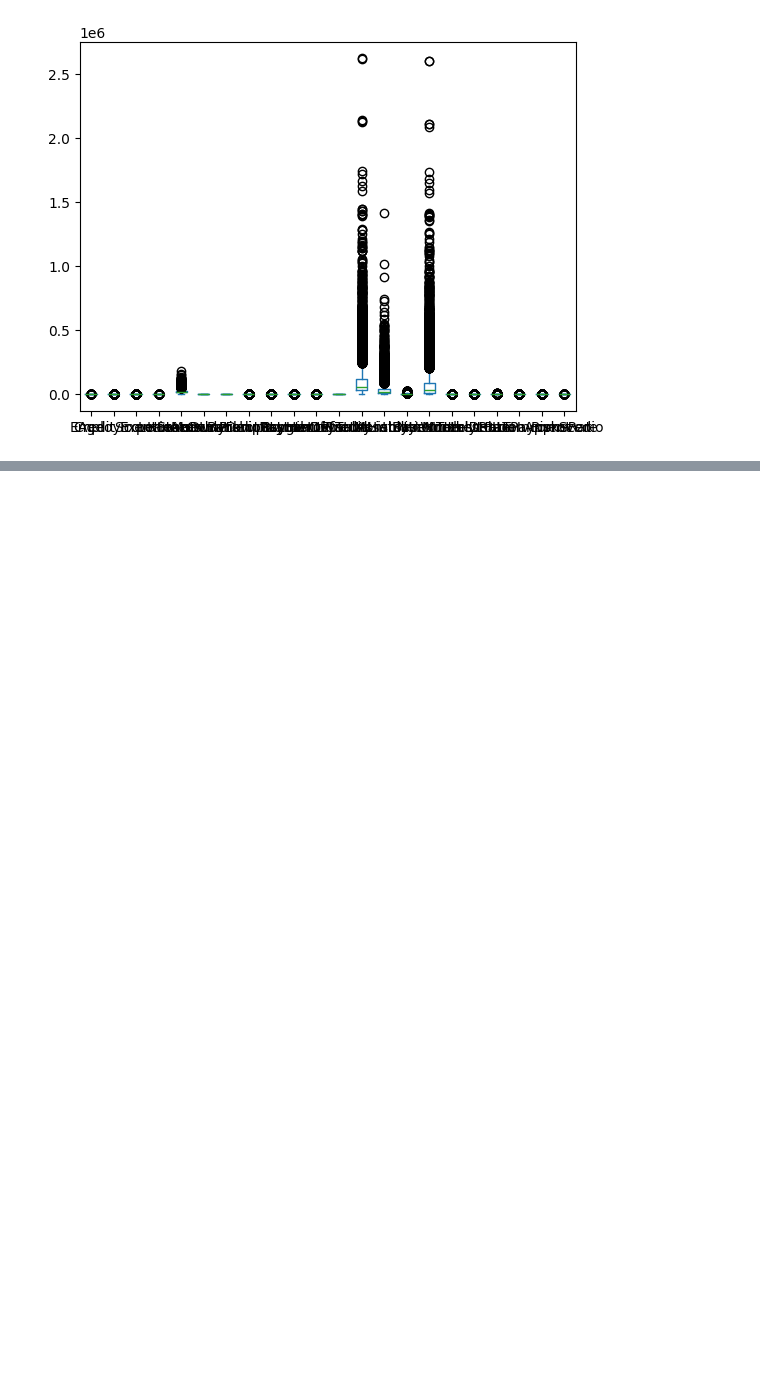
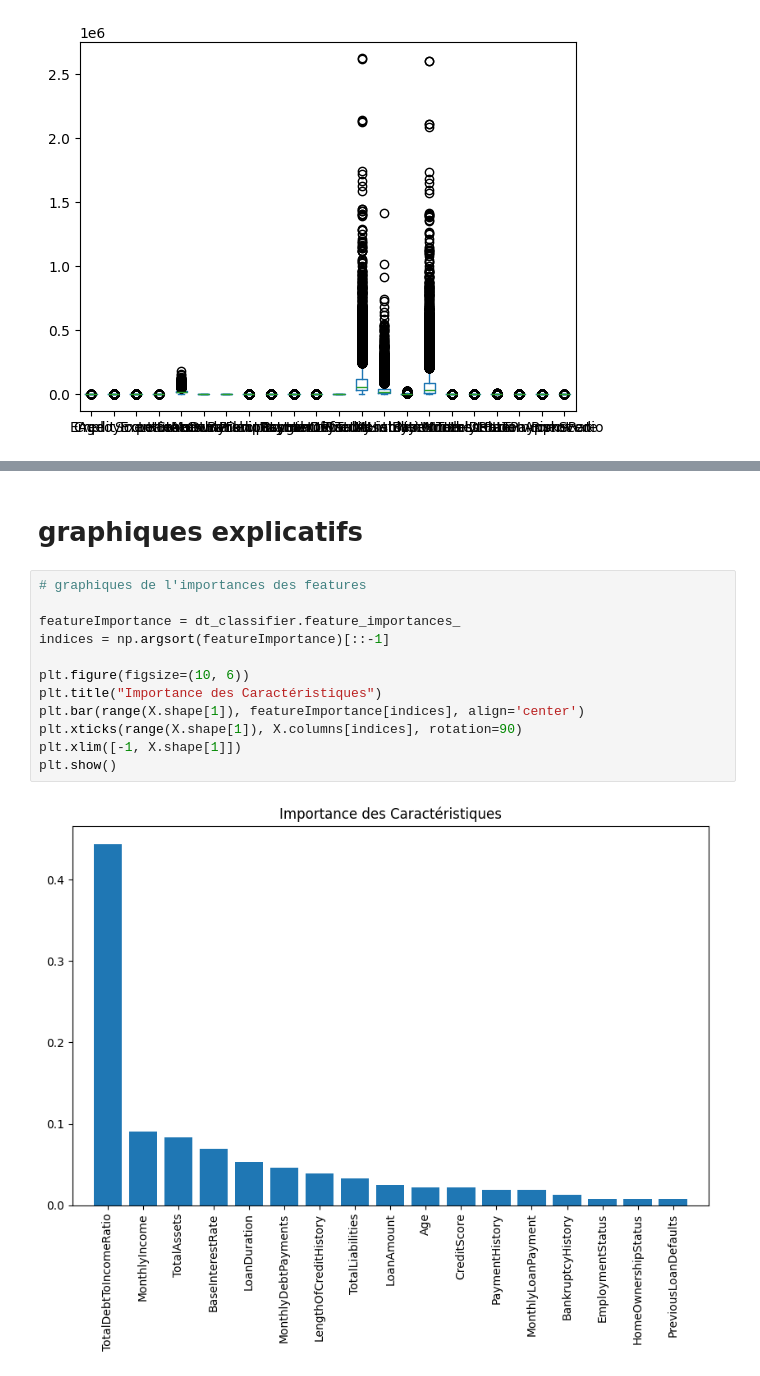
Before and after one commit to Lilecaz/IAData, a Jupyter notebook: lastModel.ipynb, the cells around one changed output, grey strips where cells are left out. Saved outputs shown, nothing was run; the diff lists cells and outputs as text; blank space fills up the shorter version.

```diff
--- a/lastModel.ipynb
+++ b/lastModel.ipynb
@@ -323,0 +329,16 @@ print("Modèles enregistrés avec succès.")
+# %% [markdown]
+# graphiques explicatifs
+# %%
+# graphiques de l'importances des features
+
+featureImportance = dt_classifier.feature_importances_
+indices = np.argsort(featureImportance)[::-1]
+
+plt.figure(figsize=(10, 6))
+plt.title("Importance des Caractéristiques")
+plt.bar(range(X.shape[1]), featureImportance[indices], align='center')
+plt.xticks(range(X.shape[1]), X.columns[indices], rotation=90)
+plt.xlim([-1, X.shape[1]])
+plt.show()
+# %% [output]
+[figure, added]
```
Also changed, not shown: parts of 5 cells of this notebook, 6 other files.
